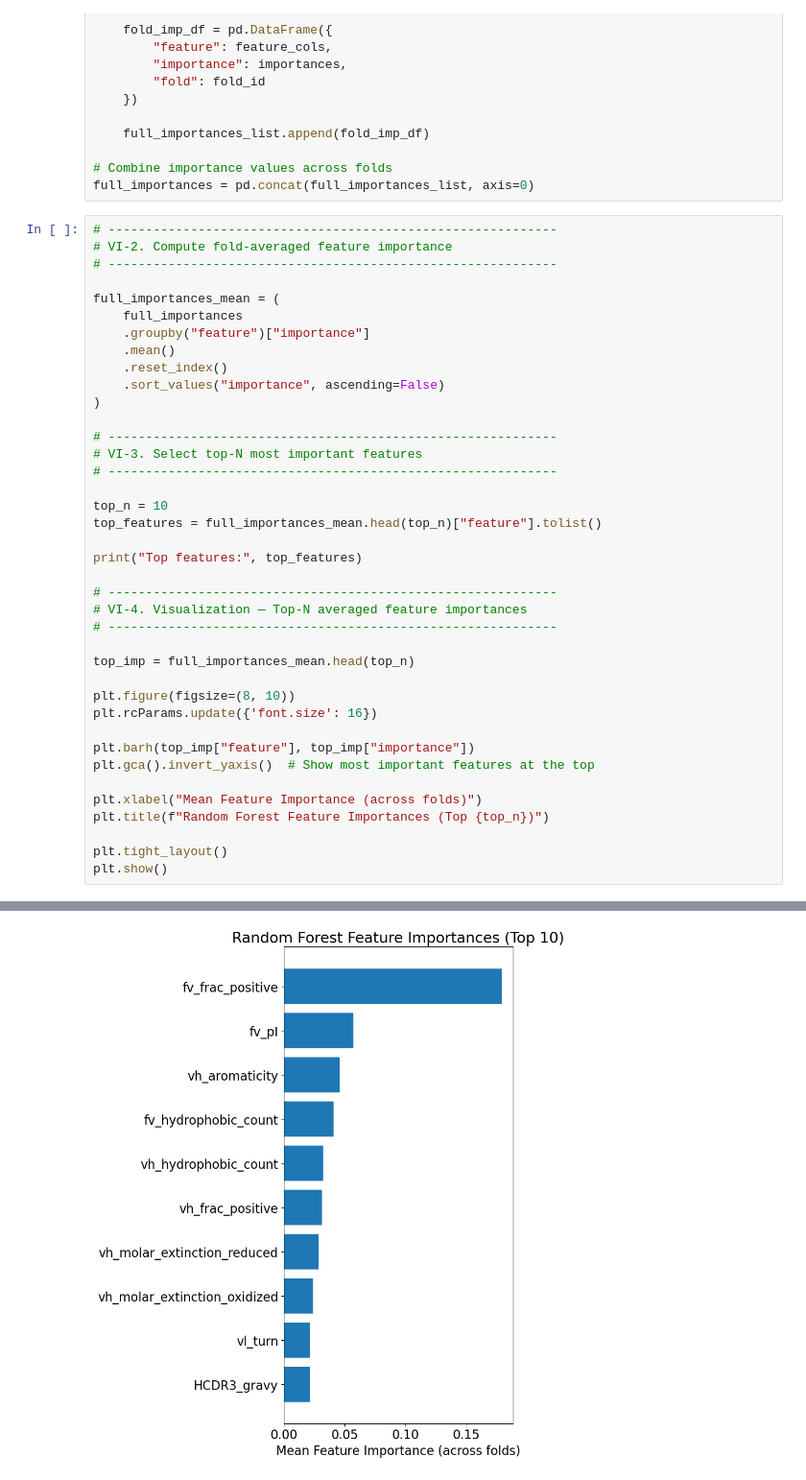
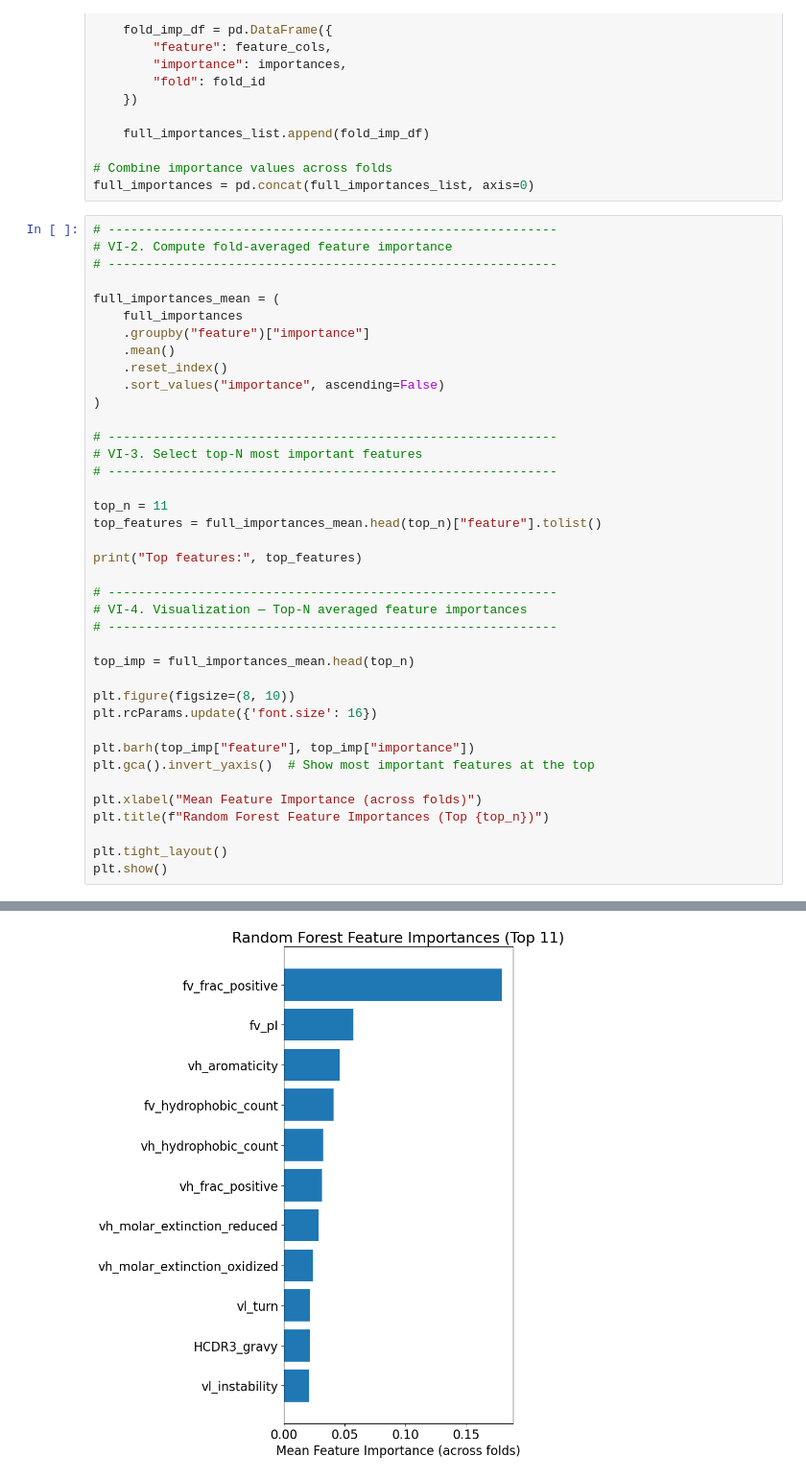
Before and after one commit to AlisonJarvis/antibody-succotash, a Jupyter notebook: feature_engineering/feature_engineering_RF.ipynb, the cells around one changed output, grey strips where cells are left out. Shown at 96% size. Drawn from its saved outputs; the diff is of its cells as text.

```diff
--- a/feature_engineering/feature_engineering_RF.ipynb
+++ b/feature_engineering/feature_engineering_RF.ipynb
@@ -636,35 +636,35 @@ full_importances_mean = (
     .sort_values("importance", ascending=False)
 )
 
 # ------------------------------------------------------------
 # VI-3. Select top-N most important features
 # ------------------------------------------------------------
 
-top_n = 10
+top_n = 11
 top_features = full_importances_mean.head(top_n)["feature"].tolist()
 
 print("Top features:", top_features)
 
 # ------------------------------------------------------------
 # VI-4. Visualization — Top-N averaged feature importances
 # ------------------------------------------------------------
 
 top_imp = full_importances_mean.head(top_n)
 
 plt.figure(figsize=(8, 10))
 plt.rcParams.update({'font.size': 16})
 
 plt.barh(top_imp["feature"], top_imp["importance"])
 plt.gca().invert_yaxis()  # Show most important features at the top
 
 plt.xlabel("Mean Feature Importance (across folds)")
 plt.title(f"Random Forest Feature Importances (Top {top_n})")
 
 plt.tight_layout()
 plt.show()
 # %% [output]
 Top features: ['fv_frac_positive', 'fv_pI', 'vh_aromaticity', 'fv_hydrophobic_count', 'vh_hydrophobic_count', 'vh_frac_positive', 'vh_molar_extinction_reduced', 'vh_molar_extinction_oxidized', 'vl_tur ...
-[figure, old version]
+[figure, new version]
 # %%
 # ------------------------------------------------------------
 # VI-5. Cross-validation using ONLY the Top-N features
```
Also changed, not shown: parts of 7 cells of this notebook.
